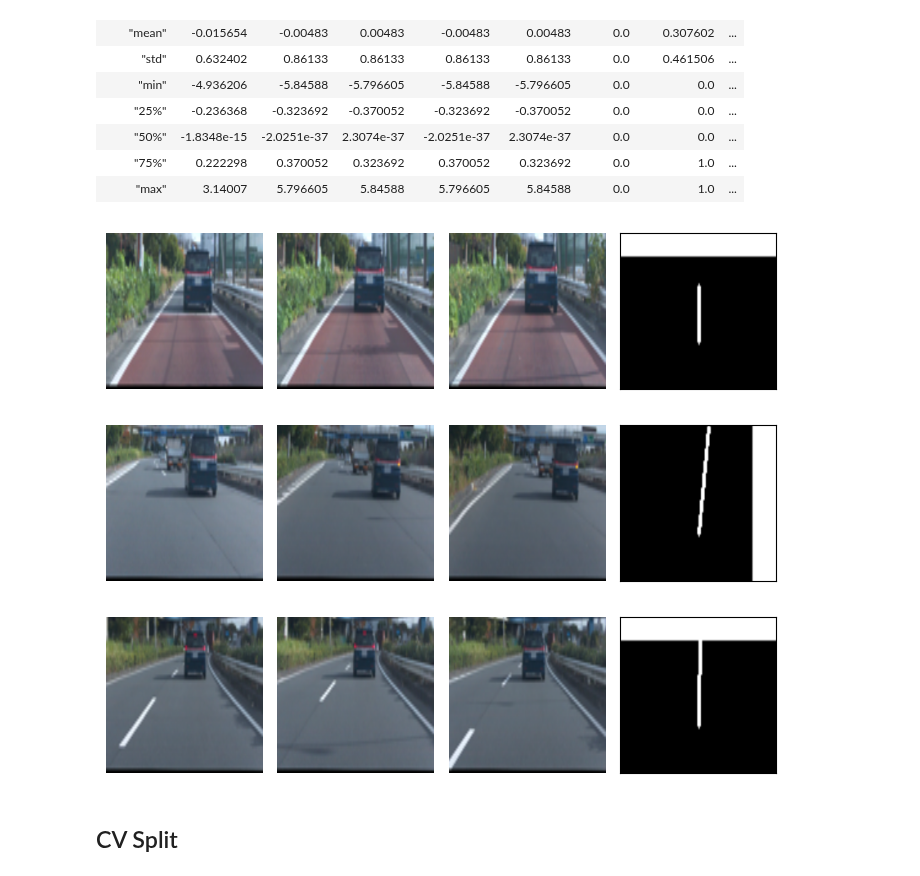
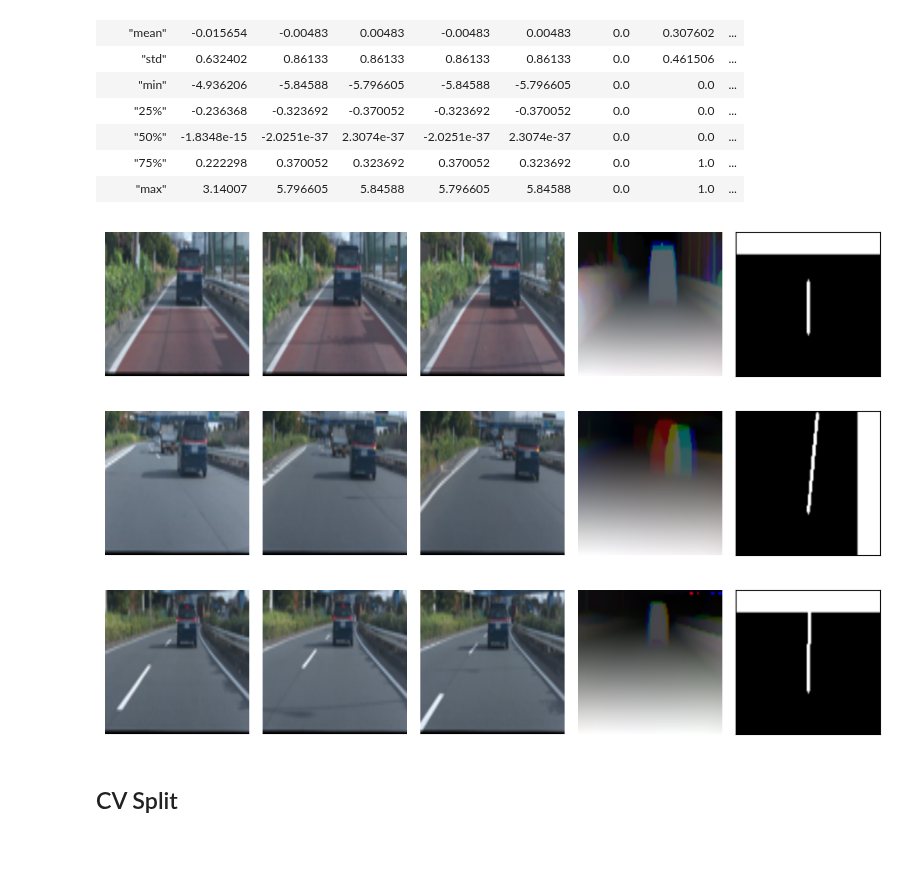
Before and after one commit to penguin-prg/atmacup18, a Jupyter notebook: train/cnn.ipynb, the cells around one changed output. Cells and saved outputs as stored; diff of their text form; code cells hidden in the pictures; blank space fills up the shorter version.

Commit message:
depth

```diff
--- a/train/cnn.ipynb
+++ b/train/cnn.ipynb
@@ -182,6 +182,14 @@ def load_image(ID: str) -> np.ndarray:
                 cv2.imread(os.path.join(CFG["dataset"]["competition_dir"], "images", ID, "image_t-1.0.png")),
                 cv2.COLOR_BGR2RGB,
             ),
+            np.stack(
+                [
+                    cv2.imread(f"/kaggle/input/depth_image/depth/{ID}/0.png").mean(axis=2),
+                    cv2.imread(f"/kaggle/input/depth_image/depth/{ID}/1.png").mean(axis=2),
+                    cv2.imread(f"/kaggle/input/depth_image/depth/{ID}/2.png").mean(axis=2),
+                ],
+                axis=2,
+            ),
             np.load("/kaggle/input/table_image/image/" + ID + ".npy").reshape(64, 128, 1),
         ],
         axis=2,
@@ -209,45 +217,51 @@ class Atma18ImageDataset(Dataset):
         ID = self.df["ID"][index]
 
         image = load_image(ID)
-        image = self.aug(image=image)["image"]
+        image = np.concatenate(
+            [
+                self.aug(image=image[:, :, :9])["image"],
+                A.Compose(valid_aug)(image=image[:, :, 9:])["image"],
+            ],
+            axis=2,
+        )
         image = image.transpose(2, 0, 1)  # (H, W, C) -> (C, H, W)
         image = image.astype(np.float32)
 
         meta = self.meta_features[index]
         targets = self.targets[index]
 
         return {"image": image, "meta": meta}, targets
 
 
 # check
 for i in range(3):
-    dataset = Atma18ImageDataset(train, aug=train_aug)
+    dataset = Atma18ImageDataset(train, aug=valid_aug)
     x, targets = dataset[i]
     image = x["image"]
 
-    fig, axs = plt.subplots(1, 4, figsize=(7, 4))
+    fig, axs = plt.subplots(1, 5, figsize=(9, 4))
     for j, ax in enumerate(axs):
         img = image[j * 3 : j * 3 + 3].transpose(1, 2, 0)
         img -= img.min()
         img /= img.max()
         if img.shape[2] == 1:
             ax.imshow(img[:, :, 0], cmap="gray")
             ax.xaxis.set_visible(False)
             ax.yaxis.set_visible(False)
         else:
             ax.imshow(img)
             ax.axis("off")
     plt.tight_layout()
     plt.show()
 
 
 # # caching
 # for i in tqdm(range(len(train))):
 #     dataset[i]
 # %% [output]
-[figure, old version]
+[figure, new version]
-[figure, old version]
+[figure, new version]
-[figure, old version]
+[figure, new version]
 # %%
 import timm
 import torch
```
Also changed, not shown: parts of 2 cells of this notebook, 2 other files.
